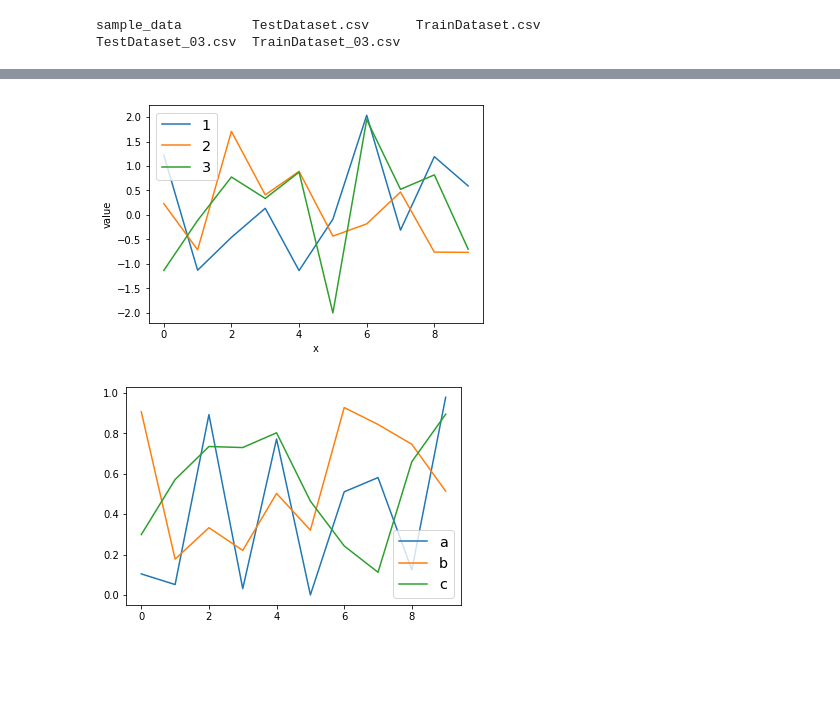
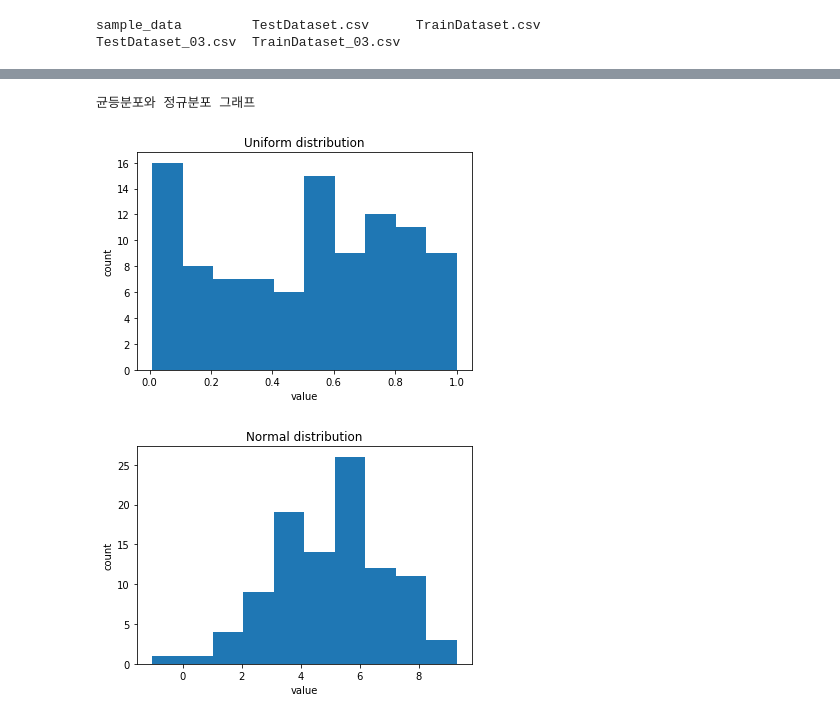
Before and after one commit to dongyyyyy/ColabDeepLearning, a Jupyter notebook: MakingDeepLearningModelUsingNumpy/tensorflowExample.ipynb, the cells around one changed output, grey strips where cells are left out. Drawn from its saved outputs; the diff is of its cells as text; code cells hidden in the pictures; blank space fills up the shorter version.

```diff
--- a/MakingDeepLearningModelUsingNumpy/tensorflowExample.ipynb
+++ b/MakingDeepLearningModelUsingNumpy/tensorflowExample.ipynb
@@ -639,29 +833,31 @@ plt.show()
-# %%
-import tensorflow as tf
-import matplotlib.pyplot as plt
-
-W = tf.Variable(tf.random_normal([3,10]))
-W1 = tf.Variable(tf.random_uniform([3,10]))
-
-sess = tf.Session()
-sess.run(tf.global_variables_initializer())
-
-plt.xlabel('x')
-plt.ylabel('value')
-plt.plot(sess.run(W[0]),label = '1')
-plt.plot(sess.run(W[1]),label = '2')
-plt.plot(sess.run(W[2]),label = '3')
-plt.legend(fontsize='x-large')
-plt.show()
-
-plt.plot(sess.run(W1[0]),label = 'a')
-plt.plot(sess.run(W1[1]),label = 'b')
-plt.plot(sess.run(W1[2]),label = 'c')
-plt.legend(fontsize='x-large')
-plt.show()
-# %% [output]
-[figure, removed]
-[figure, removed]
+# %%
+import tensorflow as tf
+import matplotlib.pyplot as plt
+
+uniform = tf.random_uniform([100],minval=0, maxval=1, dtype=tf.float32) # 0~1사이의 난수값인 균등 분포
+normal = tf.random_normal([100],mean=5,stddev=2) # 평균값이 5이고 표준편차가 2인 정규분포
+
+sess = tf.Session()
+uniform_sess = sess.run(uniform)
+normal_sess = sess.run(normal)
+
+print("균등분포와 정규분포 그래프")
+
+plt.title('Uniform distribution')
+plt.xlabel('value')
+plt.ylabel('count')
+plt.hist(uniform_sess)
+plt.show()
+
+plt.title('Normal distribution')
+plt.xlabel('value')
+plt.ylabel('count')
+plt.hist(normal_sess)
+plt.show()
+# %% [output]
+균등분포와 정규분포 그래프
+[figure, added]
+[figure, added]
 # %%
 import numpy as np
 import matplotlib.pyplot as plt
```
Also changed, not shown: parts of 15 cells of this notebook.
